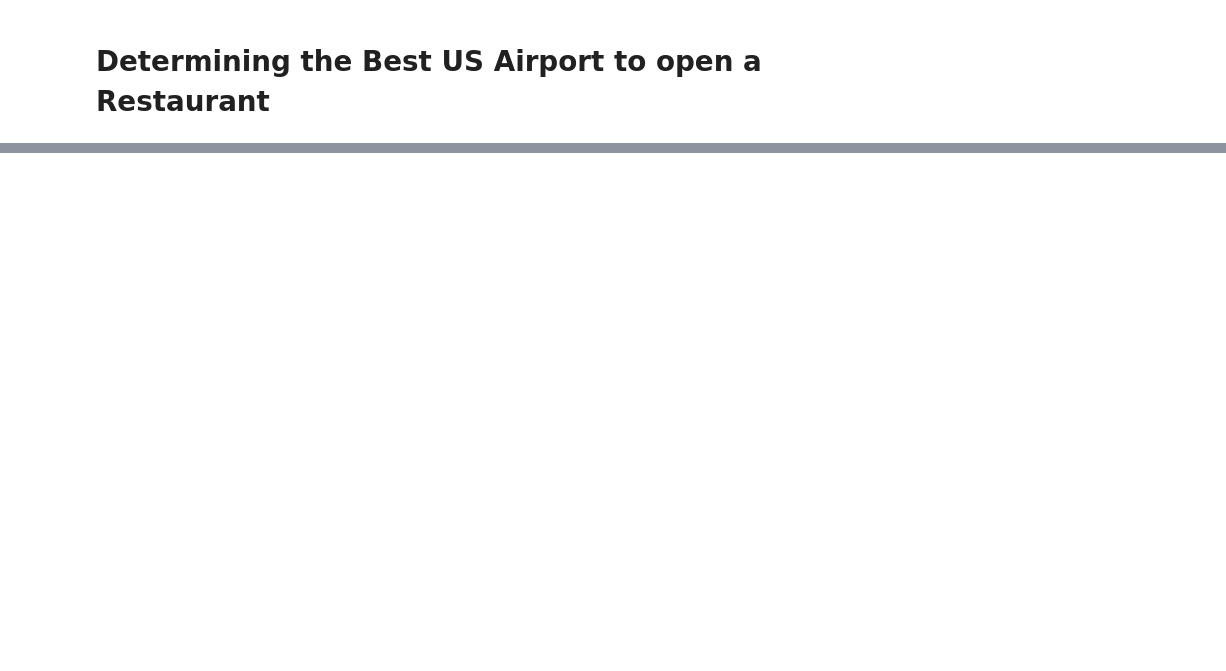
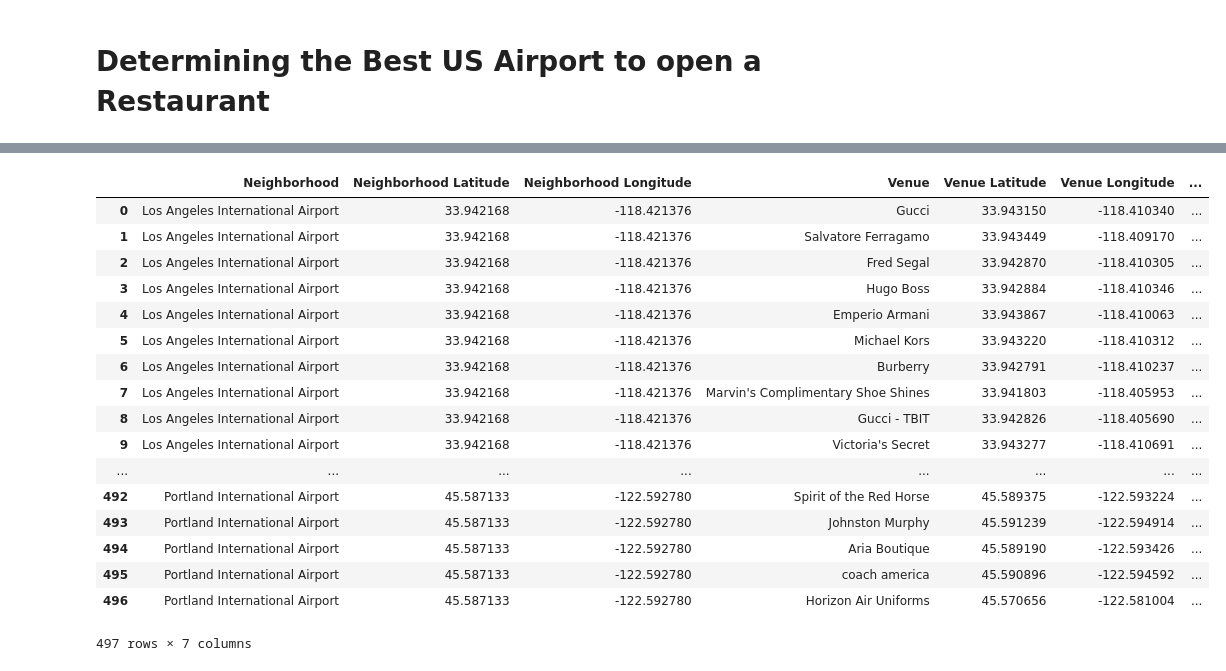
Before and after one commit to allenwu25/Data-Science---Fashion-Retail-Outlet-Expansion, a Jupyter notebook: Final Capstone Project Report.ipynb, the cells around one changed output, grey strips where cells are left out. Cells and saved outputs as stored; diff of their text form; code cells hidden in the pictures; blank space fills up the shorter version.

```diff
--- a/Final Capstone Project Report.ipynb
+++ b/Final Capstone Project Report.ipynb
@@ -32,0 +143,8 @@ airports_table_rows = airports_table.find_all('tr')
+# %%
+def growthrate(row):
+    return round(((row['2017'] - row['2012']) / row['2012']) * 100, 2)
+
+
+df['Growth'] = df.apply(lambda row: growthrate(row), axis=1)
+df = df[df['Growth'] > 10]
+df.head()
@@ -32,0 +259,21 @@ airports_table_rows = airports_table.find_all('tr')
+# %%
+airport_venues
+# %% [output]
+|  | Neighborhood | Neighborhood Latitude | Neighborhood Longitude | Venue | Venue Latitude | Venue Longitude | ... |
+| 0 | Los Angeles International Airport | 33.942168 | -118.421376 | Gucci | 33.943150 | -118.410340 | ... |
+| 1 | Los Angeles International Airport | 33.942168 | -118.421376 | Salvatore Ferragamo | 33.943449 | -118.409170 | ... |
+| 2 | Los Angeles International Airport | 33.942168 | -118.421376 | Fred Segal | 33.942870 | -118.410305 | ... |
+| 3 | Los Angeles International Airport | 33.942168 | -118.421376 | Hugo Boss | 33.942884 | -118.410346 | ... |
+| 4 | Los Angeles International Airport | 33.942168 | -118.421376 | Emperio Armani | 33.943867 | -118.410063 | ... |
+| 5 | Los Angeles International Airport | 33.942168 | -118.421376 | Michael Kors | 33.943220 | -118.410312 | ... |
+| 6 | Los Angeles International Airport | 33.942168 | -118.421376 | Burberry | 33.942791 | -118.410237 | ... |
+| 7 | Los Angeles International Airport | 33.942168 | -118.421376 | Marvin's Complimentary Shoe Shines | 33.941803 | -118.405953 | ... |
+| 8 | Los Angeles International Airport | 33.942168 | -118.421376 | Gucci - TBIT | 33.942826 | -118.405690 | ... |
+| 9 | Los Angeles International Airport | 33.942168 | -118.421376 | Victoria's Secret | 33.943277 | -118.410691 | ... |
+| ... | ... | ... | ... | ... | ... | ... | ... |
+| 492 | Portland International Airport | 45.587133 | -122.592780 | Spirit of the Red Horse | 45.589375 | -122.593224 | ... |
+| 493 | Portland International Airport | 45.587133 | -122.592780 | Johnston Murphy | 45.591239 | -122.594914 | ... |
+| 494 | Portland International Airport | 45.587133 | -122.592780 | Aria Boutique | 45.589190 | -122.593426 | ... |
+| 495 | Portland International Airport | 45.587133 | -122.592780 | coach america | 45.590896 | -122.594592 | ... |
+| 496 | Portland International Airport | 45.587133 | -122.592780 | Horizon Air Uniforms | 45.570656 | -122.581004 | ... |
+497 rows × 7 columns
```
Also changed, not shown: parts of 32 cells of this notebook.
